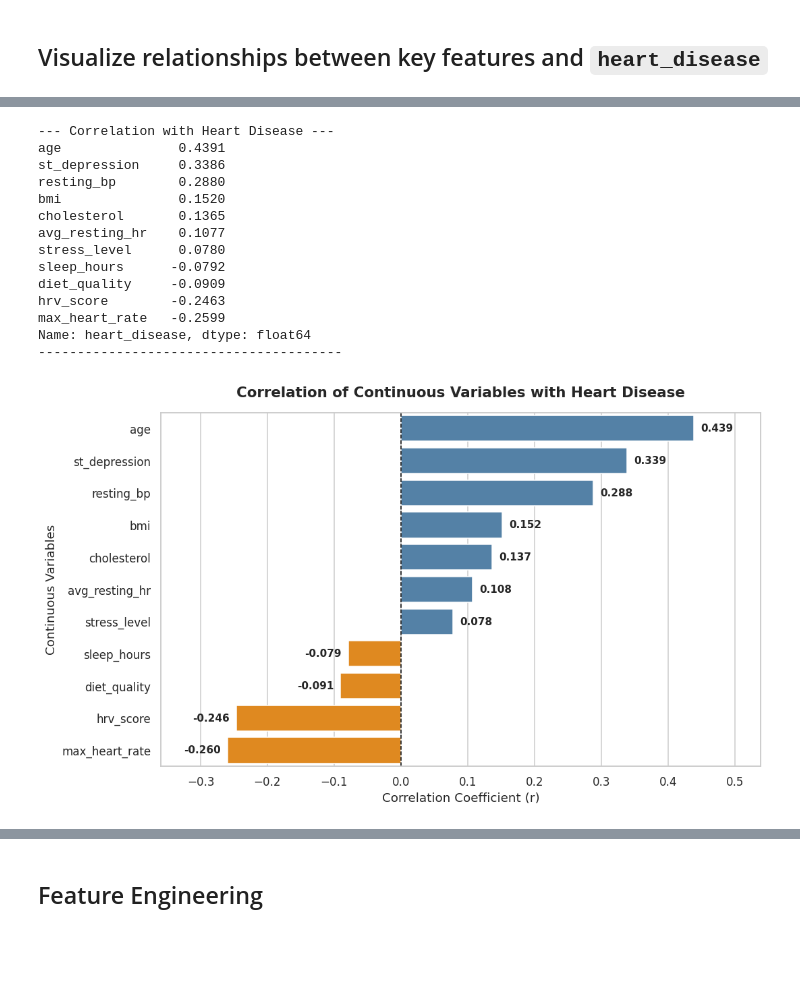
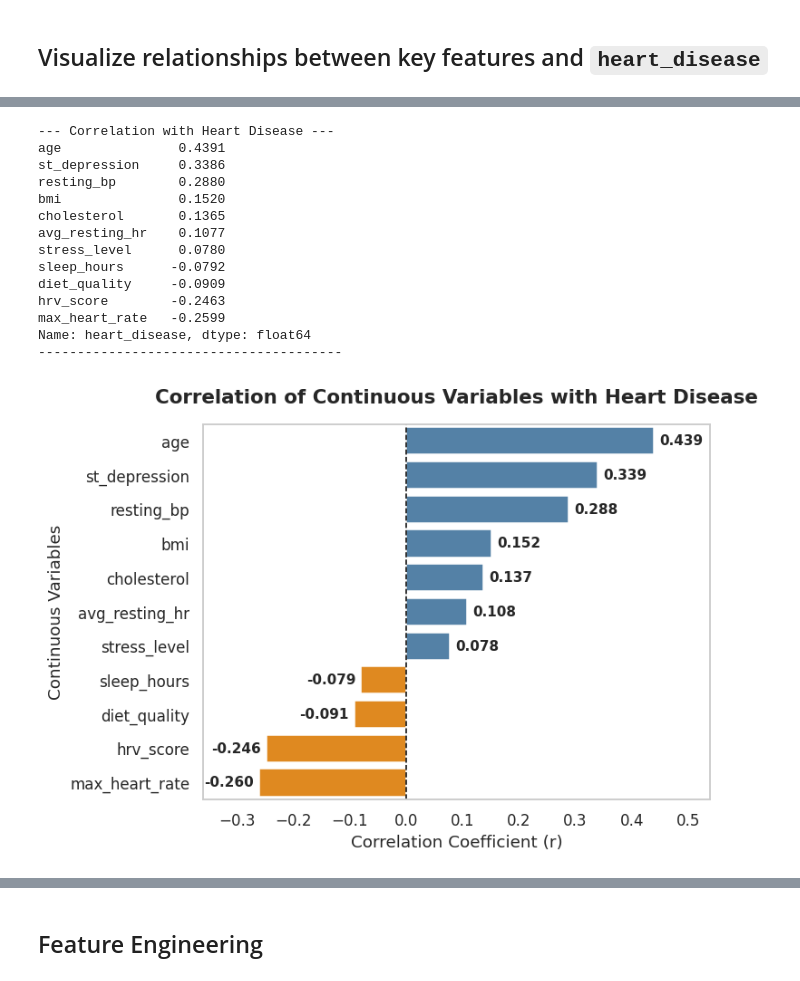
Before and after one commit to RahulGupta1291/ml-assignment-2, a Jupyter notebook: ML_2026AJ05022_Assignment2.ipynb, the cells around one changed output, grey strips where cells are left out. Saved outputs shown, nothing was run; the diff lists cells and outputs as text; code cells hidden in the pictures; blank space fills up the shorter version.

```diff
--- a/ML_2026AJ05022_Assignment2.ipynb
+++ b/ML_2026AJ05022_Assignment2.ipynb
@@ -33,6 +33,7 @@ https://www.kaggle.com/datasets/mohankrishnathalla/heart-disease-prediction-data
 # %%
 from google.colab import drive
 drive.mount('/content/drive')
+from google.colab import files
 
 import numpy as np
 import pandas as pd
@@ -69,6 +70,7 @@ np.random.seed(12)
 %matplotlib inline
 sns.set_theme(style="whitegrid", palette="deep")
 plt.rcParams.update({"figure.dpi": 110, "figure.autolayout": True, "axes.titleweight": "bold"})
+plt.rcParams['axes.grid'] = False
 # %% [output]
 Drive already mounted at /content/drive; to attempt to forcibly remount, call drive.mount("/content/drive", force_remount=True).
 # %% [markdown]
@@ -268,7 +268,7 @@ print(correlation_series.round(4))
 print("---------------------------------------")
 
 # ---- Use a diverging color scheme to separate positive and negative trends  ----
-plt.figure(figsize=(10, 6))
+plt.figure(figsize=(7, 5))
 colors = ['steelblue' if val >= 0 else 'darkorange' for val in correlation_series.values]
 
 sns.barplot(x=correlation_series.values, y=correlation_series.index, palette=colors, hue=correlation_series.index, legend=False)
@@ -278,33 +278,33 @@ plt.axvline(x=0, color='black', linestyle='--', linewidth=1)
 
 plt.title("Correlation of Continuous Variables with Heart Disease", fontsize=14, fontweight='bold', pad=15)
 plt.xlabel("Correlation Coefficient (r)")
 plt.ylabel("Continuous Variables")
 
 # ---- add text labels on the bars showing the exact value  ----
 for index, value in enumerate(correlation_series.values):
     ha_direction = 'left' if value >= 0 else 'right'
     offset = 0.01 if value >= 0 else -0.01
     plt.text(value + offset, index, f"{value:.3f}", va='center', ha=ha_direction, fontweight='bold', fontsize=10)
 
 # ---- Adjust margins so labels don't get cut off  ----
 plt.xlim(correlation_series.min() - 0.1, correlation_series.max() + 0.1)
 plt.tight_layout()
 plt.show()
 # %% [output]
 --- Correlation with Heart Disease ---
 age               0.4391
 st_depression     0.3386
 resting_bp        0.2880
 bmi               0.1520
 cholesterol       0.1365
 avg_resting_hr    0.1077
 stress_level      0.0780
 sleep_hours      -0.0792
 diet_quality     -0.0909
 hrv_score        -0.2463
 max_heart_rate   -0.2599
 Name: heart_disease, dtype: float64
 ---------------------------------------
-[figure, old version]
+[figure, new version]
 # %%
 # ---- Initialize the subplot grid ----
```
Also changed, not shown: parts of 27 cells of this notebook.
